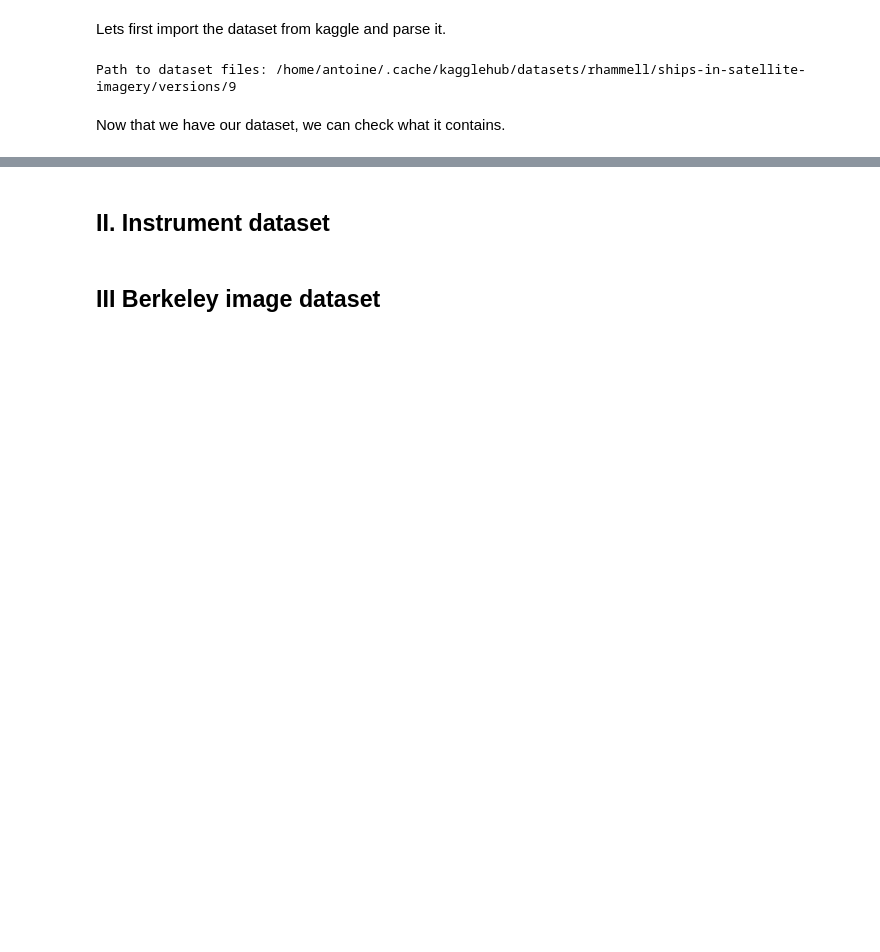
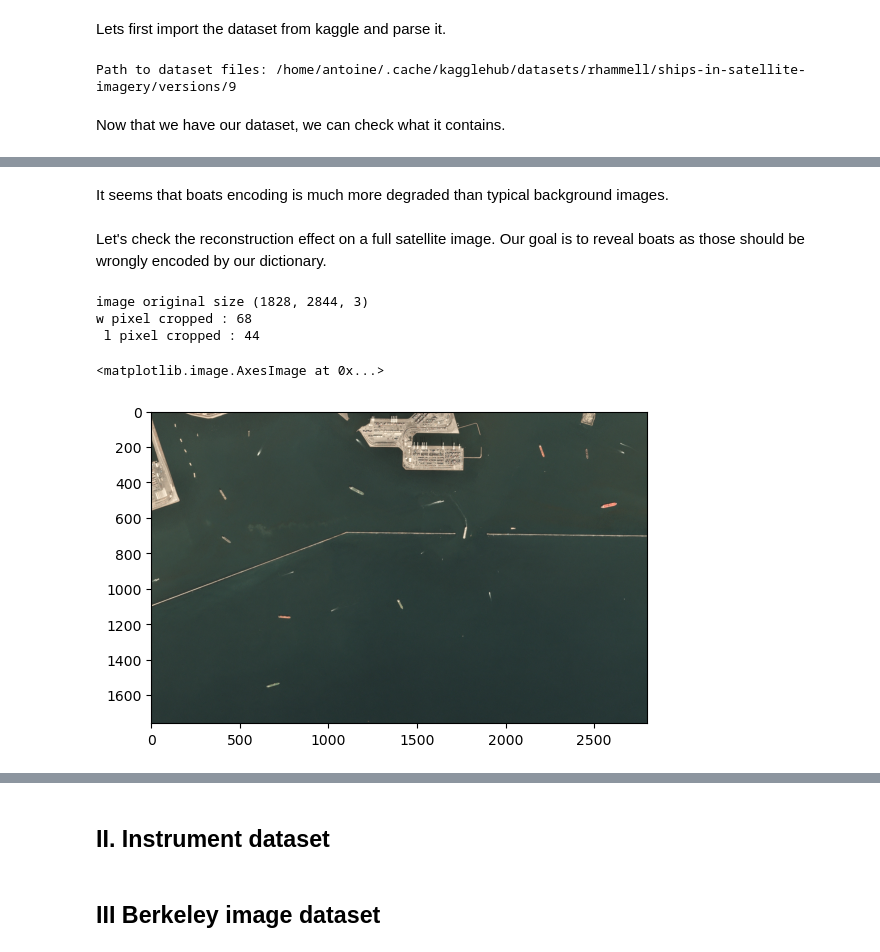
Before and after one commit to IAntoineV/Dictionary-Learning, a Jupyter notebook: LAUNCH_ME.ipynb, the cells around one changed output, grey strips where cells are left out. Drawn from its saved outputs; the diff is of its cells as text; code cells hidden in the pictures; blank space fills up the shorter version.

```diff
--- a/LAUNCH_ME.ipynb
+++ b/LAUNCH_ME.ipynb
@@ -108,0 +164,19 @@ def get_trained_dico():
+# %% [markdown]
+It seems that boats encoding is much more degraded than typical background images.
+# %% [markdown]
+Let's check the reconstruction effect on a full satellite image. Our goal is to reveal boats as those should be wrongly encoded by our dictionary.
+# %%
+image_np = np.array(images[7])
+print("image original size", image_np.shape)
+
+patches, cropped_shape = get_pacthed_image(image_np, 80)
+sattelite_img_cropped = get_unpatched_image(patches, cropped_shape)
+
+
+plt.imshow(sattelite_img_cropped)
+# %% [output]
+image original size (1828, 2844, 3)
+w pixel cropped : 68
+ l pixel cropped : 44
+<matplotlib.image.AxesImage at 0x...>
+[figure, added]
```
Also changed, not shown: parts of 24 cells of this notebook, 3 other files.
